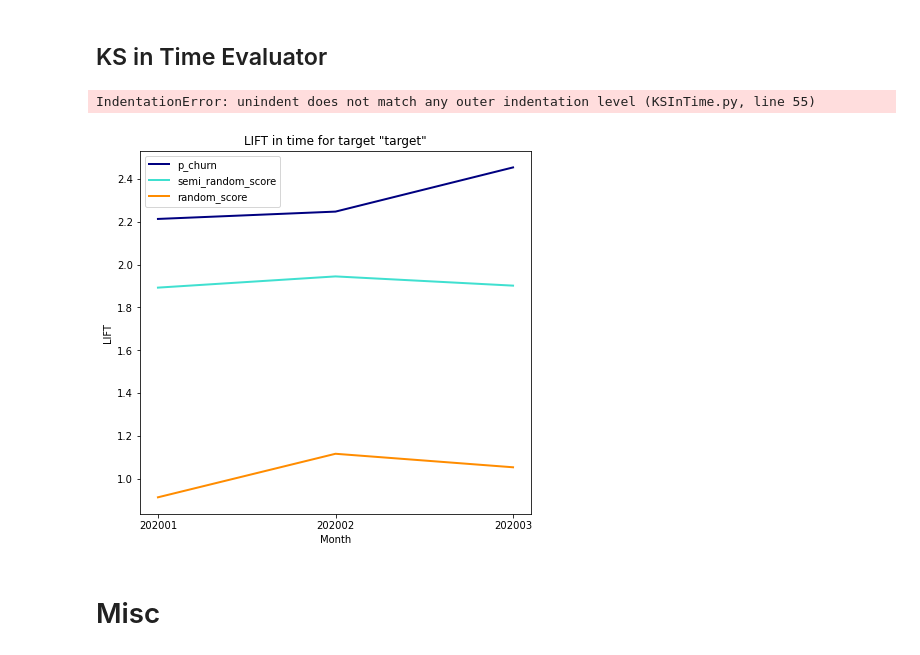
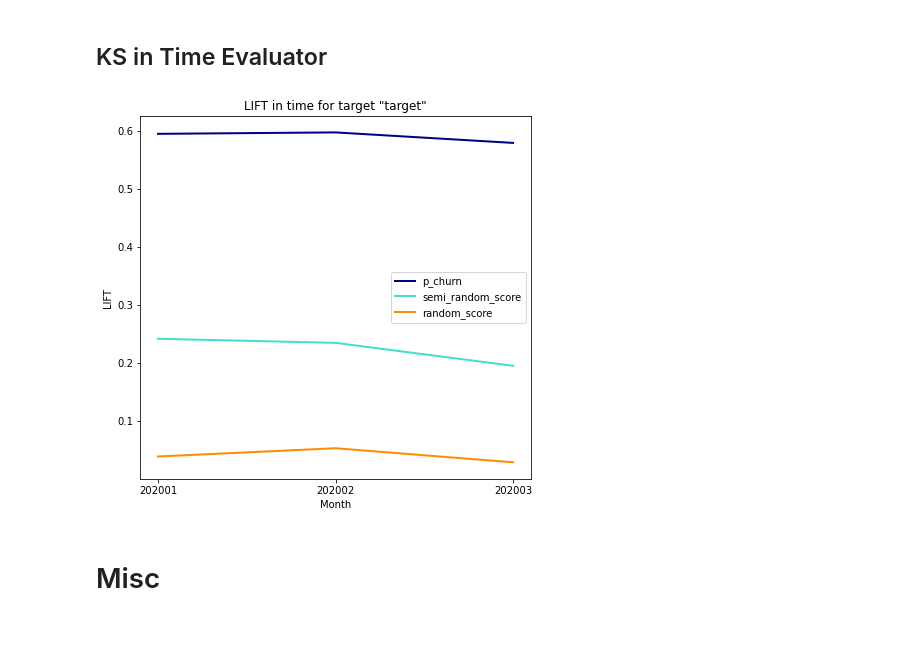
Before and after one commit to Vrboska/mofr, a Jupyter notebook: Testing.ipynb, the cells around one changed output. Saved outputs shown, nothing was run; the diff lists cells and outputs as text; code cells hidden in the pictures.

```diff
--- a/Testing.ipynb
+++ b/Testing.ipynb
@@ -405,7 +414,5 @@ lite.get_table()
 # %%
 from mofr.basic_evaluators.KSInTime import KSInTimeEvaluator
 
-lite=KSInTimeEvaluator()
+kite=KSInTimeEvaluator()
-# %% [output]
-IndentationError: unindent does not match any outer indentation level (KSInTime.py, line 55)
 # %%
@@ -413,5 +420,5 @@ lite.d(df).t([('target','target_obs')]).s(['p_churn', 'semi_random_score','rando
 # %%
-lite.get_graph()
+kite.get_graph()
 # %% [output]
-[figure, old version]
+[figure, new version]
 # %%
```
Also changed, not shown: parts of 20 cells of this notebook, 1 other file.
